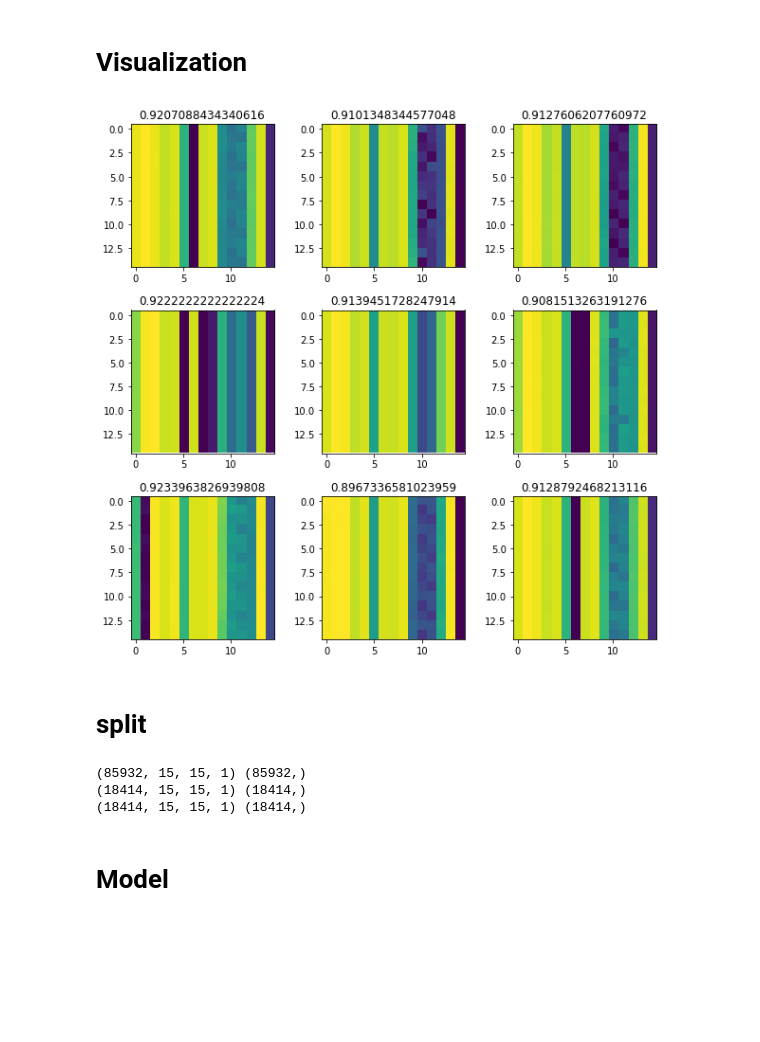
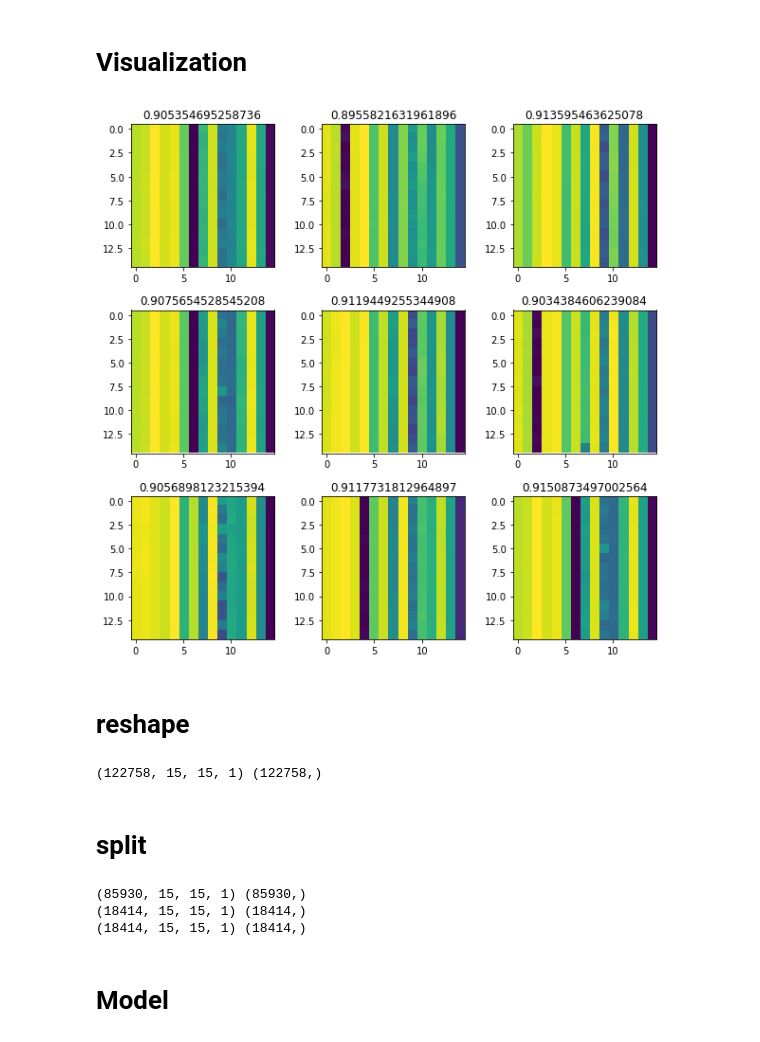
Before and after one commit to skywalker0803r/pa, a Jupyter notebook: cnn-time-stack.ipynb, the cells around one changed output. Saved outputs shown, nothing was run; the diff lists cells and outputs as text; code cells hidden in the pictures; blank space fills up the shorter version.

```diff
--- a/cnn-time-stack.ipynb
+++ b/cnn-time-stack.ipynb
@@ -65,4 +62,0 @@ y_col = 'target'
-# %%
-for i in tqdm(range(0,len(df)-step)):
-    X_lst.append(df.iloc[i:i+step][x_col])
-    y_lst.append(df.iloc[i+step][y_col])
@@ -70,0 +63,11 @@ for i in tqdm(range(0,len(df)-step)):
+# %%
+def train_windows(df, ref_day=15, predict_day=1):
+    X_train, Y_train, i_lst = [], [], []
+    for i in tqdm(range(df.shape[0]-predict_day-ref_day)):
+        X_train.append(np.array(df.iloc[i:i+ref_day][x_col]))
+        Y_train.append(np.array(df.iloc[i+ref_day:i+ref_day+predict_day][y_col]))
+        i_lst.append(df.iloc[i+ref_day:i+ref_day+predict_day].index[0])
+    return np.array(X_train), np.array(Y_train), i_lst
+# %%
+X, y, i_lst = train_windows(df, ref_day=15, predict_day=1)
+print(len(X),len(y),len(i_lst))
@@ -70,0 +77,3 @@ for i in tqdm(range(0,len(df)-step)):
+# %%
+y = pd.Series(y.ravel(),index=i_lst,name='y')
+y.head()
@@ -73,25 +89,26 @@ for i in tqdm(range(0,len(df)-step)):
 # %%
 %matplotlib inline
 plt.figure(figsize=(10,10))
 plt.subplots_adjust(wspace =0.3, hspace =0.3)
 for i in range(0,9):
     plt.subplot(330 + (i+1))
-    idx = np.random.randint(0,len(X_lst))
-    plt.imshow(X_lst[idx])
-    plt.title(y_lst[idx])
+    idx = np.random.randint(0,len(X))
+    plt.imshow(X[idx])
+    plt.title(y[idx])
 # %% [output]
-[figure, old version]
+[figure, new version]
+# %% [markdown]
+# reshape
+# %%
+X = X.reshape(-1,15,15,1)
+print(X.shape,y.shape)
+# %% [output]
+(122758, 15, 15, 1) (122758,)
 # %% [markdown]
 # split
 # %%
 from sklearn.model_selection import train_test_split
 
-# reshape
-X = np.array([i.values for i in X_lst])
-X = X.reshape(-1,step,len(x_col),1)
-y = np.array([i for i in y_lst])
-
-# split
 X_train, X_test, y_train, y_test = train_test_split(X, y, test_size=0.3, random_state = 7)
 X_val, X_test ,y_val ,y_test = train_test_split(X_test, y_test, test_size=0.5, random_state = 7)
 
@@ -99,7 +116,7 @@ print(X_train.shape,y_train.shape)
 print(X_val.shape,y_val.shape)
 print(X_test.shape,y_test.shape)
 # %% [output]
-(85932, 15, 15, 1) (85932,)
+(85930, 15, 15, 1) (85930,)
 (18414, 15, 15, 1) (18414,)
 (18414, 15, 15, 1) (18414,)
 # %% [markdown]
```
Also changed, not shown: parts of 9 cells of this notebook.
